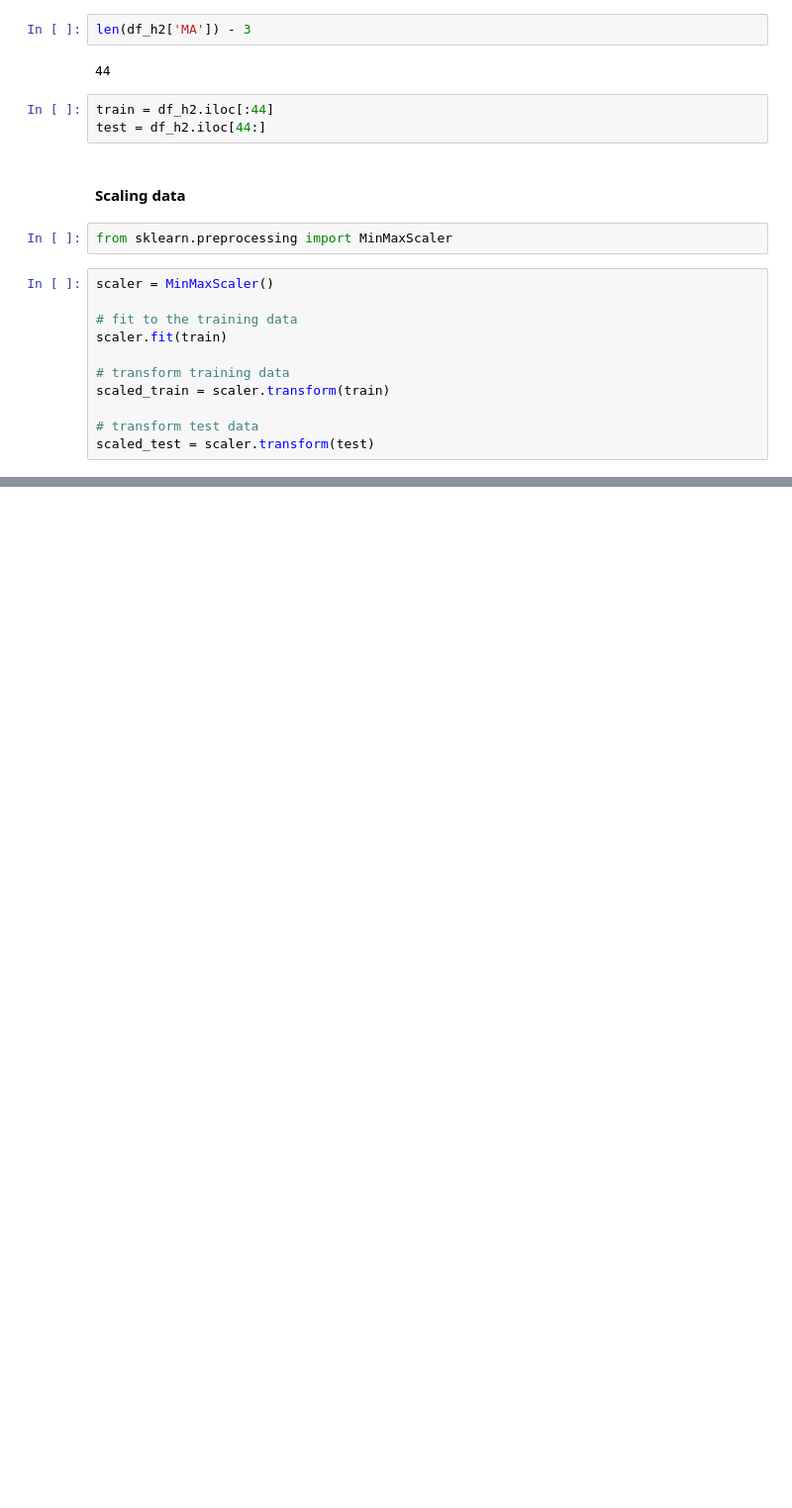
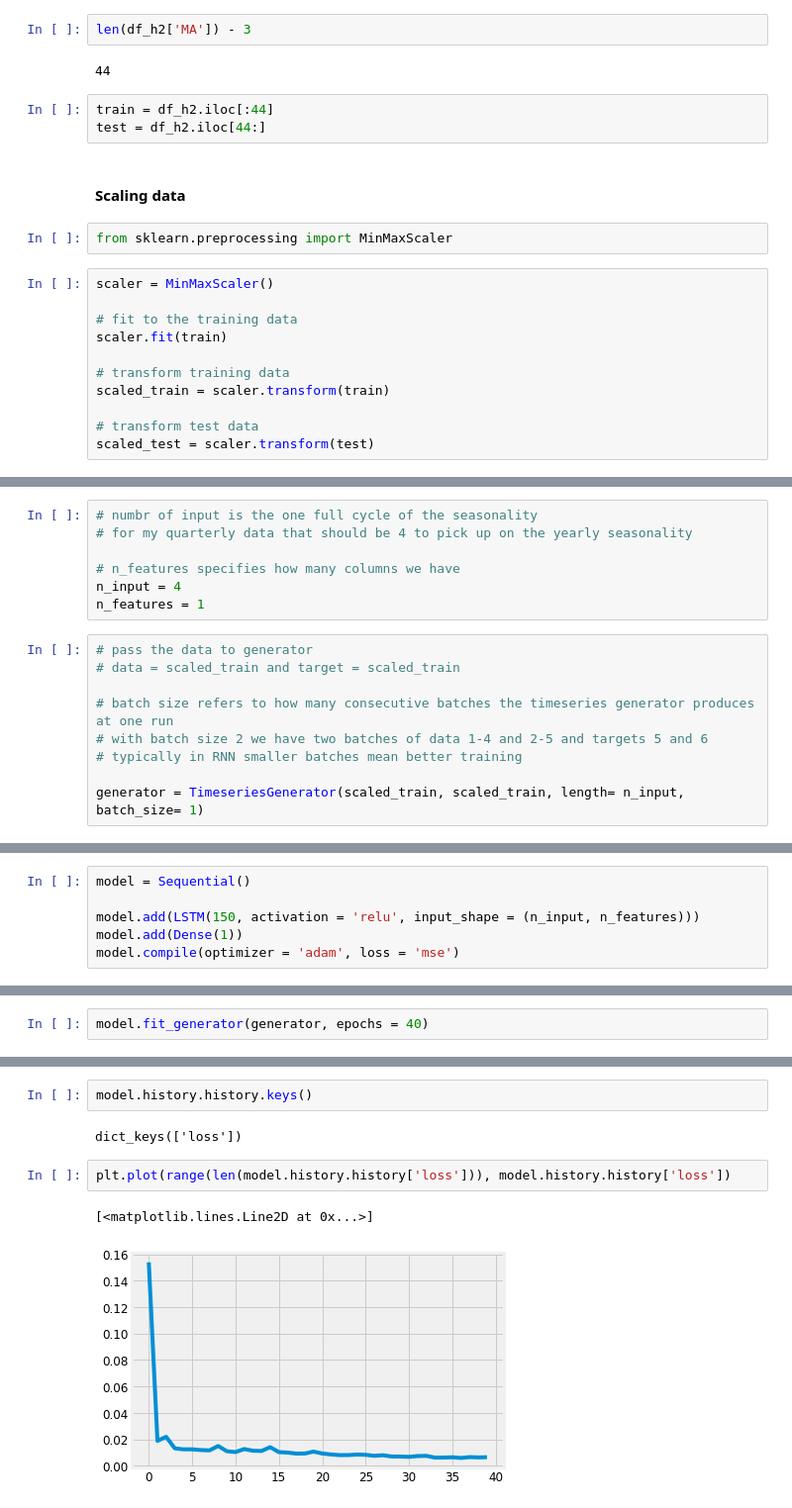
Before and after one commit to marcelajanowska/Time_Series_Analysis_Forecast, a Jupyter notebook: _Time_Series_Forecasting_House_Prices RNN.ipynb, the cells around one changed output, grey strips where cells are left out. Shown at 99% size. Cells and saved outputs as stored; diff of their text form; blank space fills up the shorter version.

Commit message:
feat: TimeseriesGenerator batches

```diff
--- a/_Time_Series_Forecasting_House_Prices RNN.ipynb
+++ b/_Time_Series_Forecasting_House_Prices RNN.ipynb
@@ -133,0 +148,16 @@ scaled_test = scaler.transform(test)
+# %%
+# numbr of input is the one full cycle of the seasonality
+# for my quarterly data that should be 4 to pick up on the yearly seasonality
+
+# n_features specifies how many columns we have
+n_input = 4
+n_features = 1
+# %%
+# pass the data to generator
+# data = scaled_train and target = scaled_train
+
+# batch size refers to how many consecutive batches the timeseries generator produces at one run
+# with batch size 2 we have two batches of data 1-4 and 2-5 and targets 5 and 6
+# typically in RNN smaller batches mean better training
+
+generator = TimeseriesGenerator(scaled_train, scaled_train, length= n_input, batch_size= 1)
@@ -133,0 +199,6 @@ scaled_test = scaler.transform(test)
+# %%
+model = Sequential()
+
+model.add(LSTM(150, activation = 'relu', input_shape = (n_input, n_features)))
+model.add(Dense(1))
+model.compile(optimizer = 'adam', loss = 'mse')
@@ -133,0 +220,2 @@ scaled_test = scaler.transform(test)
+# %%
+model.fit_generator(generator, epochs = 40)
@@ -133,0 +241,9 @@ scaled_test = scaler.transform(test)
+# %%
+model.history.history.keys()
+# %% [output]
+dict_keys(['loss'])
+# %%
+plt.plot(range(len(model.history.history['loss'])), model.history.history['loss'])
+# %% [output]
+[<matplotlib.lines.Line2D at 0x...>]
+[figure, added]
```
Also changed, not shown: parts of 15 cells of this notebook.
